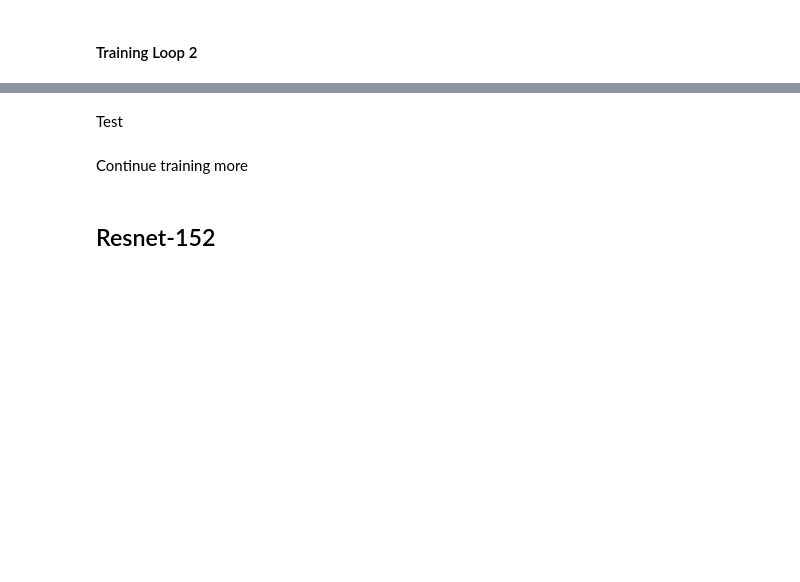
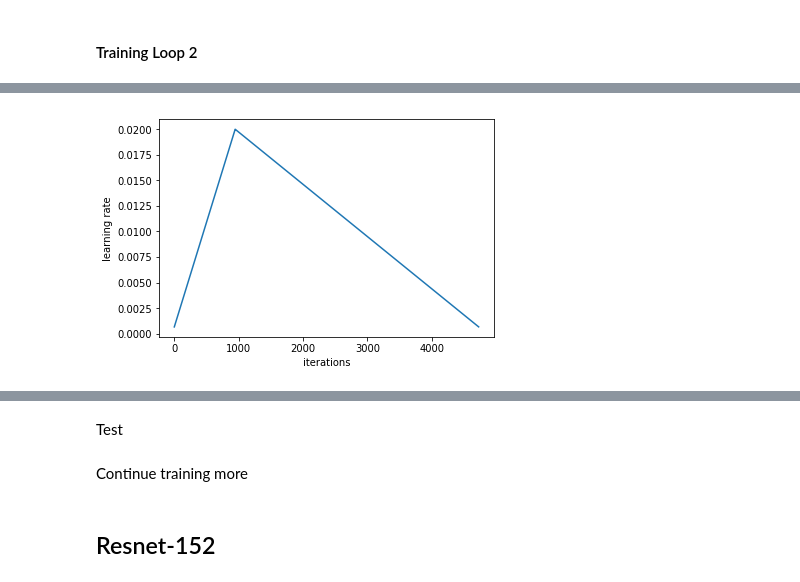
Before and after one commit to shik3519/deep-learning, a Jupyter notebook: isazi/001-nih-resnet50-ft.ipynb, the cells around one changed output, grey strips where cells are left out. Cells and saved outputs as stored; diff of their text form; code cells hidden in the pictures; blank space fills up the shorter version.

```diff
--- a/isazi/001-nih-resnet50-ft.ipynb
+++ b/isazi/001-nih-resnet50-ft.ipynb
@@ -391,0 +371,4 @@ lrf = learn.lr_find(lr_current)
+# %%
+lr = 2e-2
+lrs = np.array([lr/9,lr/3,lr])
+learn.fit(lrs,1,cycle_len=3,use_clr=(30,5))
@@ -391,0 +391,4 @@ lrf = learn.lr_find(lr_current)
+# %%
+learn.sched.plot_lr()
+# %% [output]
+[figure, added]
```
Also changed, not shown: parts of 19 cells of this notebook.
